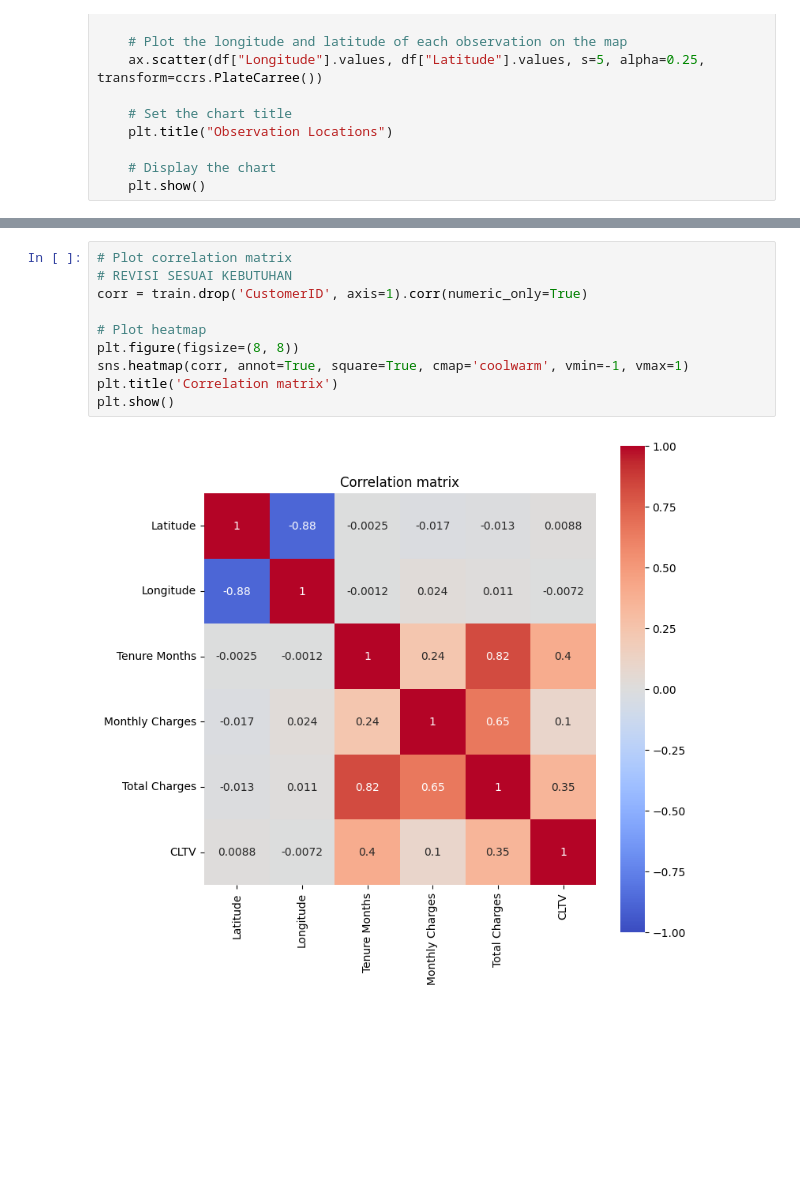
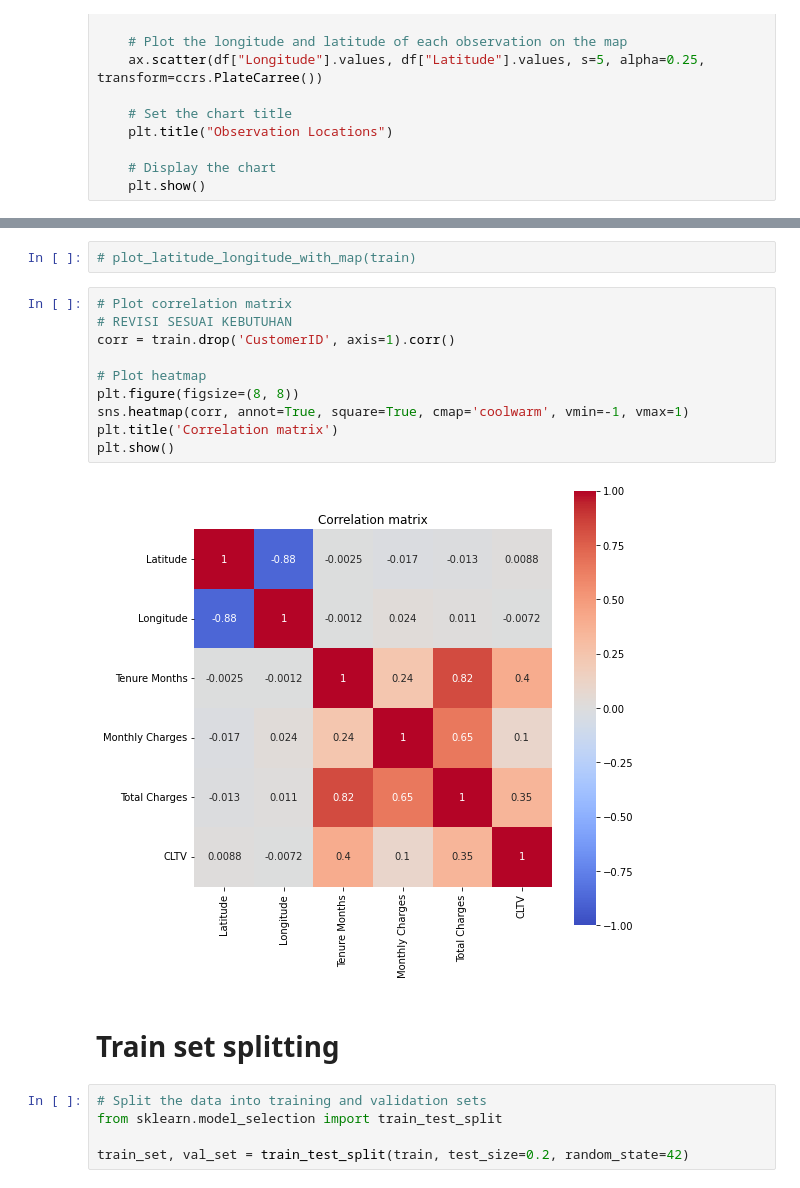
Before and after one commit to amaliap21/Lesgo-Data, a Jupyter notebook: datsci.ipynb, the cells around one changed output, grey strips where cells are left out. Drawn from its saved outputs; the diff is of its cells as text; blank space fills up the shorter version.

Commit message:
Update datsci.ipynb
upto feat select

```diff
--- a/datsci.ipynb
+++ b/datsci.ipynb
@@ -213,12 +246,21 @@ plot_latitude_longitude_with_map(train)
+# %%
+# plot_latitude_longitude_with_map(train)
 # %%
 # Plot correlation matrix
 # REVISI SESUAI KEBUTUHAN
-corr = train.drop('CustomerID', axis=1).corr(numeric_only=True)
+corr = train.drop('CustomerID', axis=1).corr()
 
 # Plot heatmap
 plt.figure(figsize=(8, 8))
 sns.heatmap(corr, annot=True, square=True, cmap='coolwarm', vmin=-1, vmax=1)
 plt.title('Correlation matrix')
 plt.show()
 # %% [output]
-[figure, old version]
+[figure, new version]
+# %% [markdown]
+# Train set splitting
+# %%
+# Split the data into training and validation sets
+from sklearn.model_selection import train_test_split
+
+train_set, val_set = train_test_split(train, test_size=0.2, random_state=42)
```
Also changed, not shown: parts of 35 cells of this notebook.
